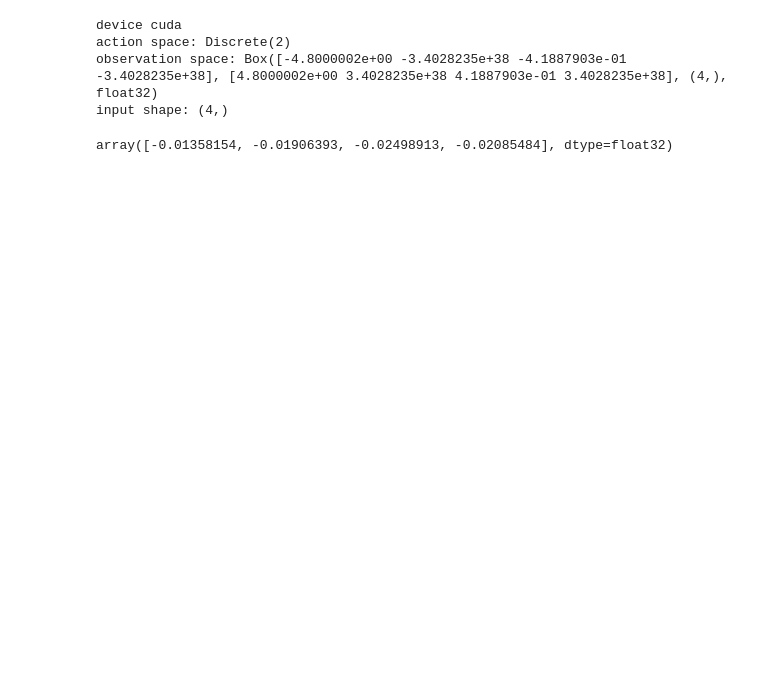
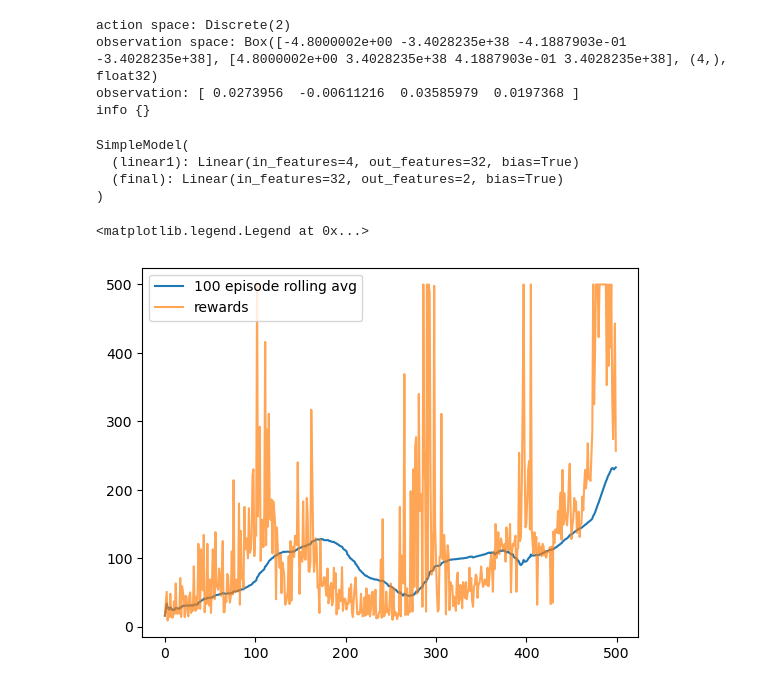
Before and after one commit to furrrow/RL_pytorch, a Jupyter notebook: notebooks/REINFORCE.ipynb, the cells around one changed output. Cells and saved outputs as stored; diff of their text form; code cells hidden in the pictures; blank space fills up the shorter version.

```diff
--- a/notebooks/REINFORCE.ipynb
+++ b/notebooks/REINFORCE.ipynb
@@ -26,17 +29,45 @@ from torchinfo import summary
+# %%
+# miguel has an image based version, I need to start with a state based one...
+class SimpleModel(nn.Module):
+
+    def __init__(self, in_features, outputs):
+        super(SimpleModel, self).__init__()
+        self.linear1 = nn.Linear(in_features, 32)
+        self.final = nn.Linear(32, outputs)
+        self.device = torch.device(device)
+        self.to(self.device)
+
+    def _format(self, state):
+        x = state
+        if not isinstance(x, torch.Tensor):
+            x = torch.tensor(x,
+                             device=self.device,
+                             dtype=torch.float32)
+            x = x.unsqueeze(0)
+        return x
+
+    def forward(self, x):
+        x = self._format(x)
+        x = F.relu(self.linear1(x))
+        x = self.final(x)
+        return x
 # %%
-device = torch.device("cuda" if torch.cuda.is_available() else "cpu")
-print("device", device)
 env = gym.make("CartPole-v1")
+n_states = env.observation_space.shape[0]
 n_action = env.action_space.n
-n_states = env.observation_space.shape[0]
-input_shape= env.observation_space.shape
 print("action space:", env.action_space)
 print("observation space:", env.observation_space)
-print("input shape:", input_shape)
-env.reset()
+observation, info = env.reset(seed=42)
+print("observation:", observation)
+print("info", info)
+model = SimpleModel(n_states, n_action)
+model
 # %% [output]
-device cuda
 action space: Discrete(2)
 observation space: Box([-4.8000002e+00 -3.4028235e+38 -4.1887903e-01 -3.4028235e+38], [4.8000002e+00 3.4028235e+38 4.1887903e-01 3.4028235e+38], (4,), float32)
-input shape: (4,)
+observation: [ 0.0273956  -0.00611216  0.03585979  0.0197368 ]
+info {}
-array([-0.01358154, -0.01906393, -0.02498913, -0.02085484], dtype=float32)
+SimpleModel(
+  (linear1): Linear(in_features=4, out_features=32, bias=True)
+  (final): Linear(in_features=32, out_features=2, bias=True)
+)
@@ -164,0 +123,7 @@ class REINFORCE:
+# %%
+plt.plot(avg_record, label='100 episode rolling avg')
+plt.plot(reward_record, alpha=0.7, label='rewards')
+plt.legend()
+# %% [output]
+<matplotlib.legend.Legend at 0x...>
+[figure, added]
```
Also changed, not shown: parts of 10 cells of this notebook, 1 other file.
